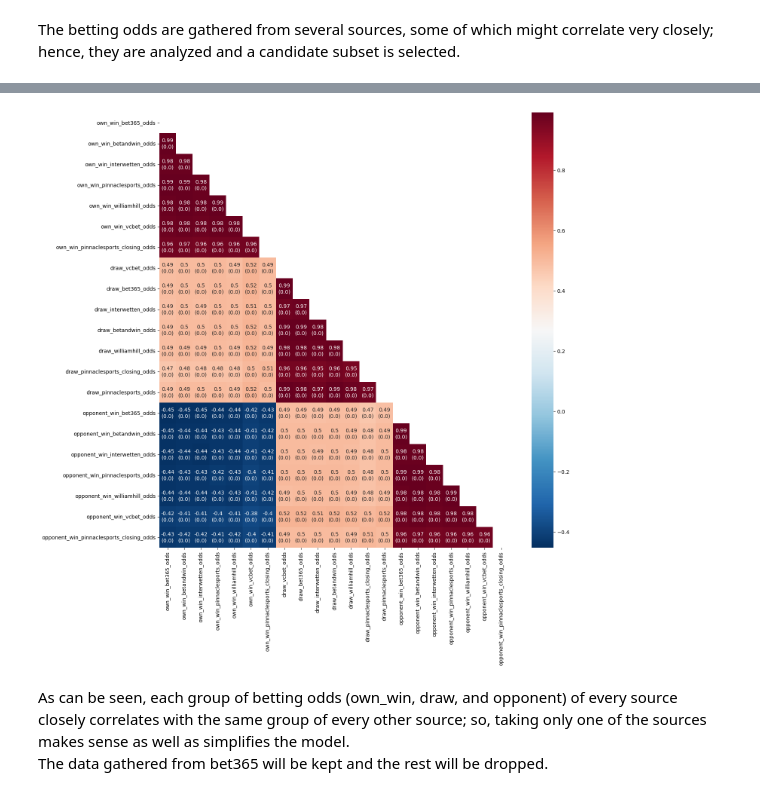
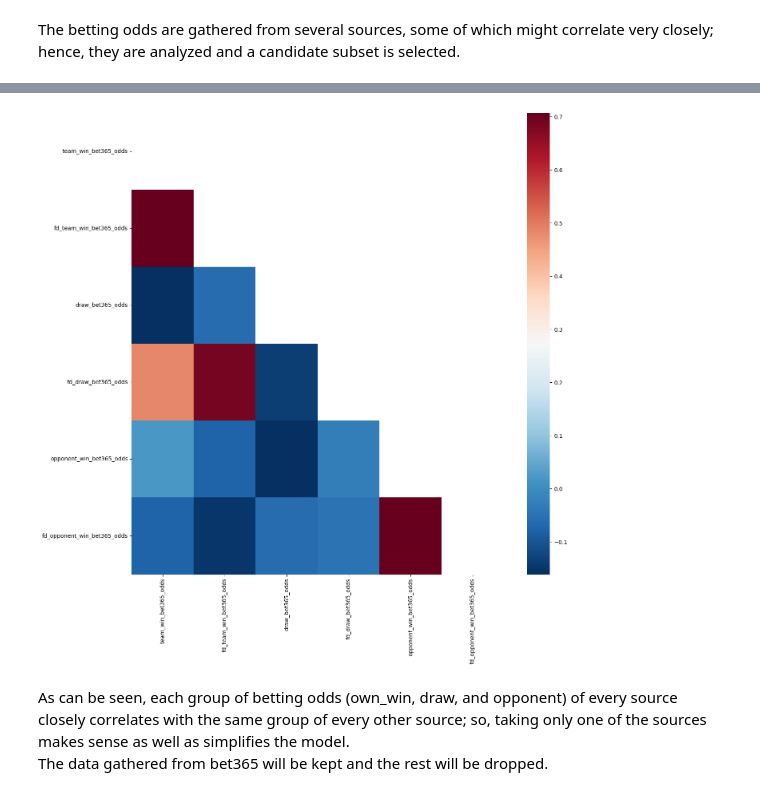
Before and after one commit to babakmahmoudian/la_liga, a Jupyter notebook: 01_data_preprocessing.ipynb, the cells around one changed output, grey strips where cells are left out. Saved outputs shown, nothing was run; the diff lists cells and outputs as text; code cells hidden in the pictures.

Commit message:
cleaned up betting and rating cols

```diff
--- a/01_data_preprocessing.ipynb
+++ b/01_data_preprocessing.ipynb
@@ -8,7 +8,7 @@ from scipy.stats import pearsonr
 # %%
 # The function below draws a correlation matrix.
 # %%
-def draw_corr(plot_df):
+def draw_corr(plot_df, show_annotations=True):
     # Preparing the correlation matrix
     corr = plot_df.corr(numeric_only=True)
     # Calculating the p-values
@@ -21,7 +21,7 @@ def draw_corr(plot_df):
     # Plotting the correlation matrix and annotating it with the generated table
     plt.figure(figsize=(15,15))
     hm = sns.heatmap(data=corr,
-                    annot=corr_pval,
+                    annot=corr_pval if show_annotations else None,
                     fmt = '',
                     cmap='RdBu_r',
                     mask=np.triu(corr))
@@ -165,9 +165,9 @@ ref_cols = [f"team_{col_suffix}" for col_suffix in col_suffixes]
 ref_team_fd_cols = [f"team_{col_suffix}" for col_suffix in fd_col_suffixes]
 ref_draw_fd_cols = [col for col in df.columns if (col[:5] == 'draw_')]
 team_cols = [f"team_{col_suffix}" for col_suffix in col_suffixes]
-team_fd_cols = [f"team_fd_{col_suffix}" for col_suffix in fd_col_suffixes]
+team_fd_cols = [f"fd_team_{col_suffix}" for col_suffix in fd_col_suffixes]
 opponent_cols = [f"opponent_{col_suffix}" for col_suffix in col_suffixes]
-opponent_fd_cols = [f"opponent_fd_{col_suffix}" for col_suffix in fd_col_suffixes]
+opponent_fd_cols = [f"fd_opponent_{col_suffix}" for col_suffix in fd_col_suffixes]
 draw_fd_cols = [f"fd_{col}" for col in df.columns if (col[:5] == 'draw_')]
 
 # receives the team name, and returns the first diff of the last two observations before the given date
@@ -211,7 +211,7 @@ In this step, the primary features will be reviewed and the redundant ones will
 The betting odds are gathered from several sources, some of which might correlate very closely; hence, they are analyzed and a candidate subset is selected.
 # %%
 betting_cols = [col
-                for term in ['own_win_', 'draw_', 'opponent_win_']
+                for term in ['team_win_', 'draw_', 'opponent_win_']
                 for col in df.columns if term in col]
 
 betting_cols
@@ -236,7 +225,7 @@ betting_cols
 # %%
-draw_corr(df[betting_cols])
+draw_corr(df[betting_cols], show_annotations=False)
 # %% [output]
-[figure, old version]
+[figure, new version]
 # %% [markdown]
 As can be seen, each group of betting odds (own_win, draw, and opponent) of every source closely correlates with the same group of every other source; so, taking only one of the sources makes sense as well as simplifies the model.<br>
 The data gathered from bet365 will be kept and the rest will be dropped.
```
Also changed, not shown: parts of 7 cells of this notebook.
